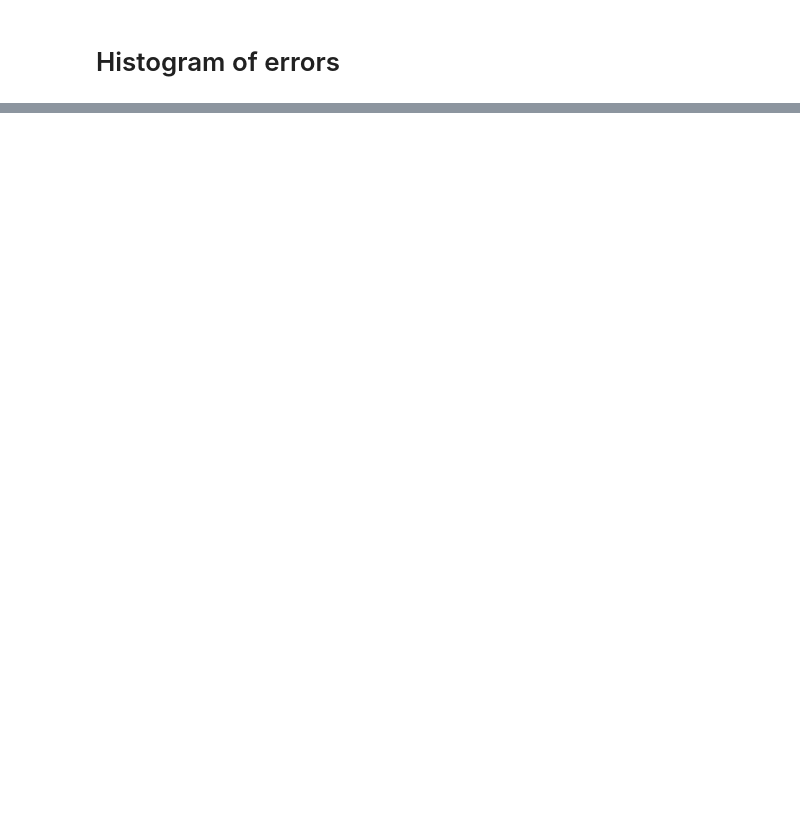
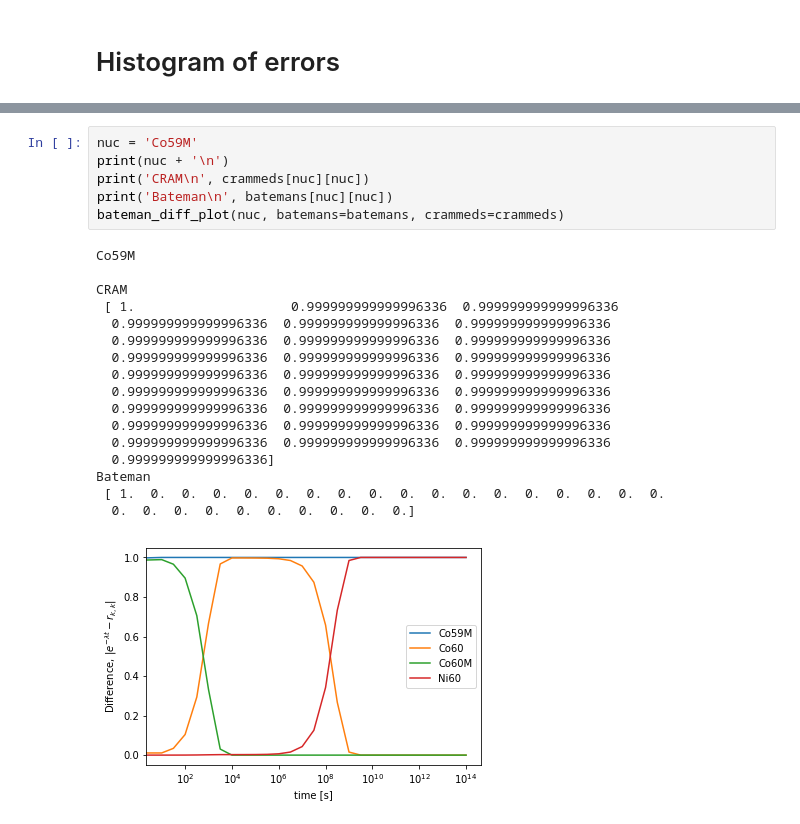
Before and after one commit to ergs/transmutagen-paper, a Jupyter notebook: decay_analysis.ipynb, the cells around one changed output, grey strips where cells are left out. Cells and saved outputs as stored; diff of their text form; blank space fills up the shorter version.

```diff
--- a/decay_analysis.ipynb
+++ b/decay_analysis.ipynb
@@ -181,0 +155,24 @@ array([ 0.                  ,  0.050007871624344724,  0.336867011316206832,
+# %%
+nuc = 'Co59M'
+print(nuc + '\n')
+print('CRAM\n', crammeds[nuc][nuc])
+print('Bateman\n', batemans[nuc][nuc])
+bateman_diff_plot(nuc, batemans=batemans, crammeds=crammeds)
+# %% [output]
+Co59M
+
+CRAM
+ [ 1.                    0.999999999999996336  0.999999999999996336
+  0.999999999999996336  0.999999999999996336  0.999999999999996336
+  0.999999999999996336  0.999999999999996336  0.999999999999996336
+  0.999999999999996336  0.999999999999996336  0.999999999999996336
+  0.999999999999996336  0.999999999999996336  0.999999999999996336
+  0.999999999999996336  0.999999999999996336  0.999999999999996336
+  0.999999999999996336  0.999999999999996336  0.999999999999996336
+  0.999999999999996336  0.999999999999996336  0.999999999999996336
+  0.999999999999996336  0.999999999999996336  0.999999999999996336
+  0.999999999999996336]
+Bateman
+ [ 1.  0.  0.  0.  0.  0.  0.  0.  0.  0.  0.  0.  0.  0.  0.  0.  0.  0.
+  0.  0.  0.  0.  0.  0.  0.  0.  0.  0.]
+[figure, added]
```
Also changed, not shown: parts of 14 cells of this notebook.
